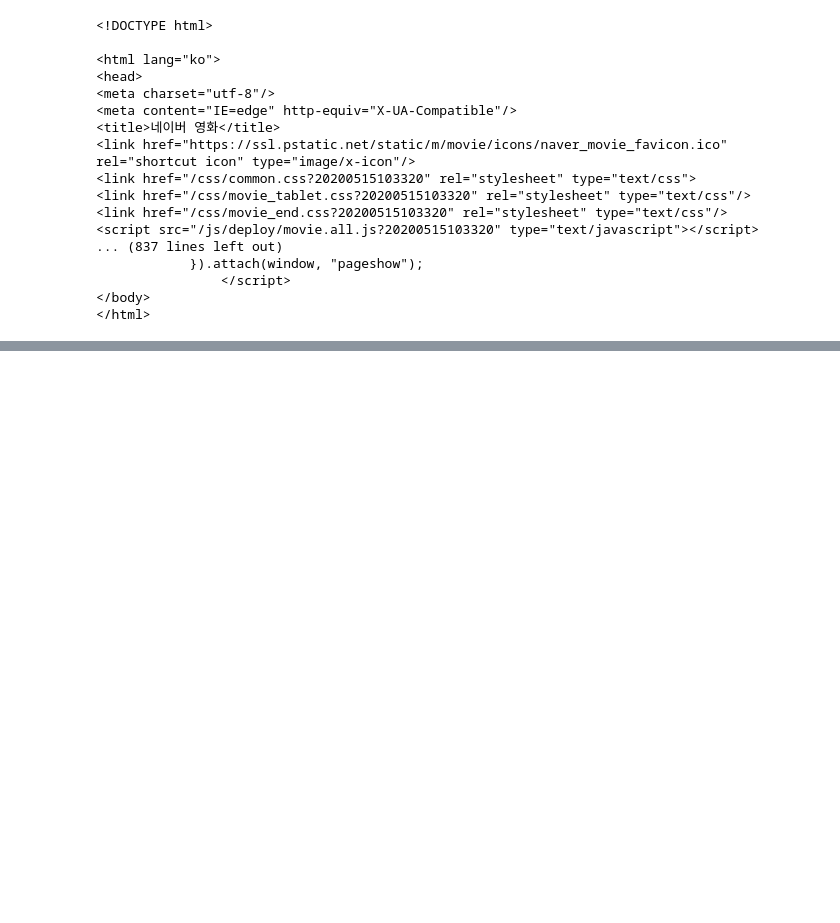
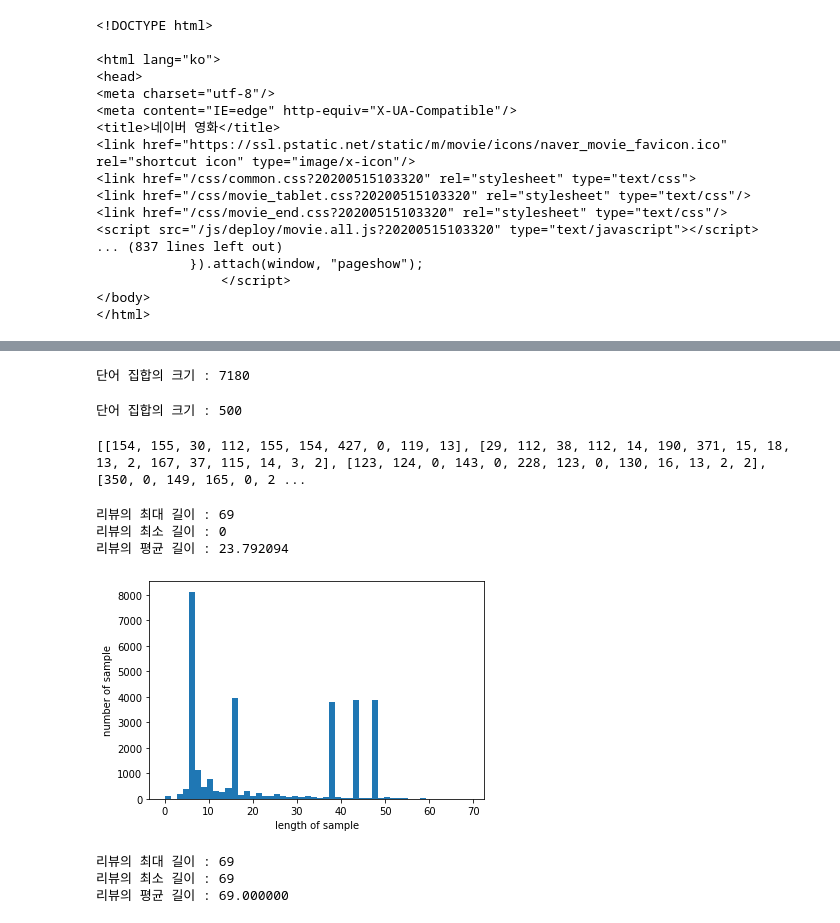
Before and after one commit to cij1012/pytrorch, a Jupyter notebook: 자연어처리_mydata.ipynb, the cells around one changed output, grey strips where cells are left out. Cells and saved outputs as stored; diff of their text form; code cells hidden in the pictures; blank space fills up the shorter version.

```diff
--- a/자연어처리_mydata.ipynb
+++ b/자연어처리_mydata.ipynb
@@ -100,0 +169,44 @@ for i in range(1, 734):
+# %%
+vocab = FreqDist(np.hstack(tokenized))
+print('단어 집합의 크기 : {}'.format(len(vocab)))
+# %% [output]
+단어 집합의 크기 : 7180
+# %%
+vocab_size = 500
+vocab = vocab.most_common(vocab_size)
+print('단어 집합의 크기 : {}'.format(len(vocab)))
+# %% [output]
+단어 집합의 크기 : 500
+# %%
+word_to_index = {word[0] : index + 2 for index, word in enumerate(vocab)}
+word_to_index['pad'] = 1
+word_to_index['unk'] = 0
+# %%
+encoded = []
+for line in tokenized:
+  temp = []
+  for w in line:
+    try:
+      temp.append(word_to_index[w])
+    except KeyError:
+      temp.append(word_to_index['unk'])
+
+  encoded.append(temp)
+# %%
+print(encoded[:10])
+# %% [output]
+[[154, 155, 30, 112, 155, 154, 427, 0, 119, 13], [29, 112, 38, 112, 14, 190, 371, 15, 18, 13, 2, 167, 37, 115, 14, 3, 2], [123, 124, 0, 143, 0, 228, 123, 0, 130, 16, 13, 2, 2], [350, 0, 149, 165, 0, 2 ...
+# %%
+max_len = max(len(l) for l in encoded)
+print('리뷰의 최대 길이 : %d' % max_len)
+print('리뷰의 최소 길이 : %d' % min(len(l) for l in encoded))
+print('리뷰의 평균 길이 : %f' % (sum(map(len, encoded))/len(encoded)))
+plt.hist([len(s) for s in encoded], bins=50)
+plt.xlabel('length of sample')
+plt.ylabel('number of sample')
+plt.show()
+# %% [output]
+리뷰의 최대 길이 : 69
+리뷰의 최소 길이 : 0
+리뷰의 평균 길이 : 23.792094
+[figure, added]
@@ -100,0 +217,8 @@ for i in range(1, 734):
+# %%
+print('리뷰의 최대 길이 : %d' % max(len(l) for l in encoded))
+print('리뷰의 최소 길이 : %d' % min(len(l) for l in encoded))
+print('리뷰의 평균 길이 : %f' % (sum(map(len, encoded))/len(encoded)))
+# %% [output]
+리뷰의 최대 길이 : 69
+리뷰의 최소 길이 : 69
+리뷰의 평균 길이 : 69.000000
```
Also changed, not shown: parts of 34 cells of this notebook.
